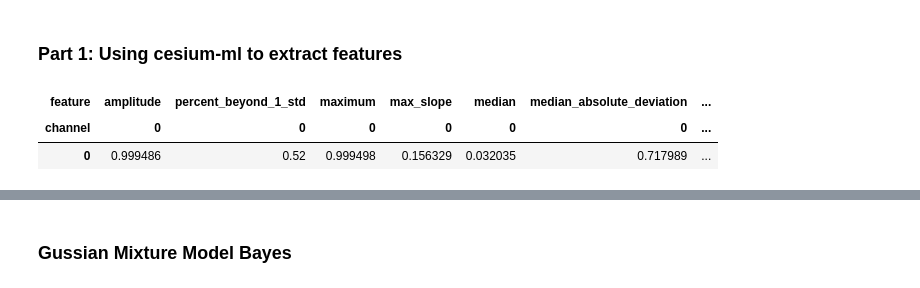
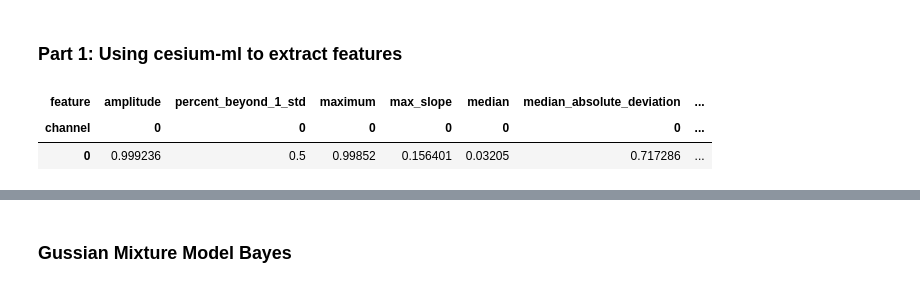
Before and after one commit to mmckay18/astr598_spr24_classification_repo, a Jupyter notebook: Gussian_Mixture_Model/classification_models.ipynb, the cells around one changed output, grey strips where cells are left out. Drawn from its saved outputs; the diff is of its cells as text; code cells hidden in the pictures.

```diff
--- a/Gussian_Mixture_Model/gmmb.ipynb
+++ b/Gussian_Mixture_Model/classification_models.ipynb
@@ -77,28 +79,28 @@ ts_single_freq_df.head()
 # %%
 from cesium import featurize
 
 features_to_use = [
     "amplitude",
     "percent_beyond_1_std",
     "maximum",
     "max_slope",
     "median",
     "median_absolute_deviation",
     "percent_close_to_median",
     "minimum",
     "skew",
     "std",
     "weighted_average",
 ]
 fset_cesium = featurize.featurize_time_series(
     times=np.array(ts_single_freq_df.index),
-    values=np.array(ts_single_freq_df["y0"]),
+    values=np.array(ts_single_freq_df['y10']),
     errors=None,
     features_to_use=features_to_use,
 )
 # print(fset_cesium.head())
 fset_cesium.head()
 # %% [output]
 | feature | amplitude | percent_beyond_1_std | maximum | max_slope | median | median_absolute_deviation | ... |
 | channel | 0 | 0 | 0 | 0 | 0 | 0 | ... |
-| 0 | 0.999486 | 0.52 | 0.999498 | 0.156329 | 0.032035 | 0.717989 | ... |
+| 0 | 0.999236 | 0.5 | 0.99852 | 0.156401 | 0.03205 | 0.717286 | ... |
```
Also changed, not shown: parts of 10 cells of this notebook.
